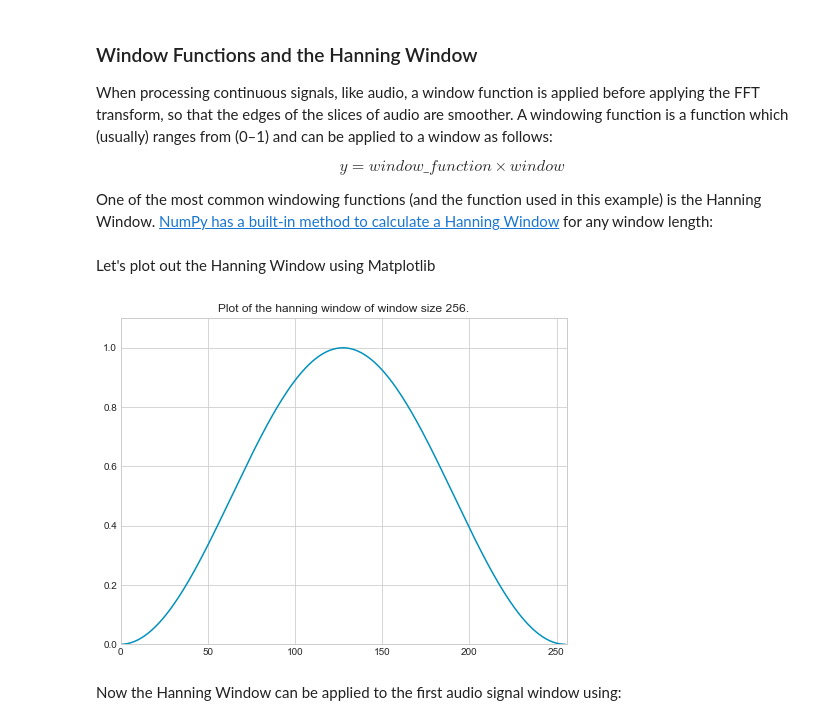
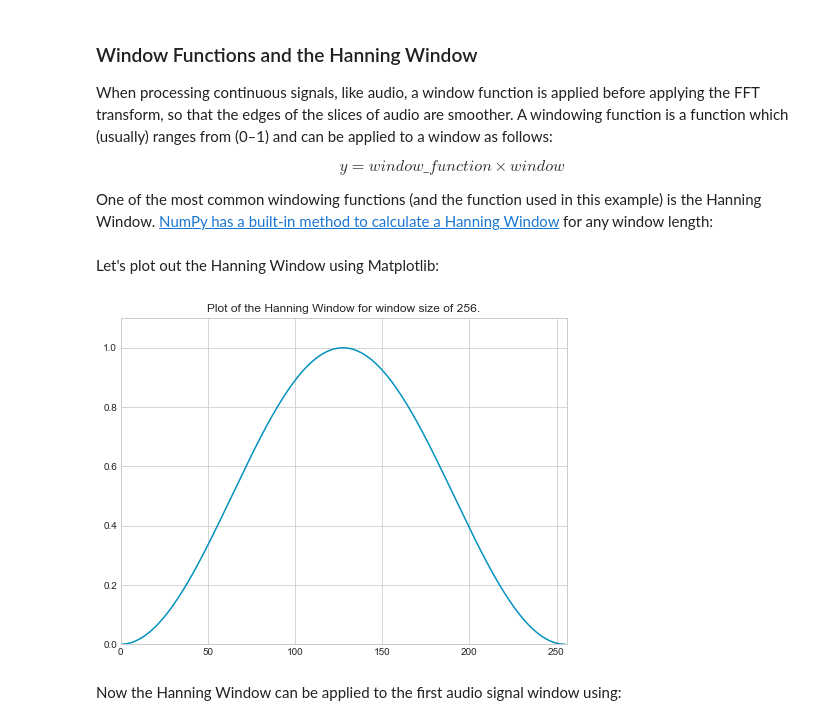
Before and after one commit to ArmDeveloperEcosystem/fixed-point-dsp-for-data-scientists, a Jupyter notebook: fixed_point_dsp_for_data_scientists.ipynb, the cells around one changed output. Drawn from its saved outputs; the diff is of its cells as text; code cells hidden in the pictures.

```diff
--- a/fixed_point_dsp_for_data_scientists.ipynb
+++ b/fixed_point_dsp_for_data_scientists.ipynb
@@ -251,17 +251,17 @@ import numpy as np
 
 hanning_window = np.hanning(window_size)
 # %% [markdown]
-Let's plot out the Hanning Window using Matplotlib
+Let's plot out the Hanning Window using Matplotlib:
 # %%
 fig = plt.figure(figsize=(8,6))
 
-plt.title(f"Plot of the hanning window of window size {window_size}.")
+plt.title(f"Plot of the Hanning Window for window size of {window_size}.")
 plt.plot(hanning_window)
 plt.xlim([0, window_size])
 plt.ylim([0, 1.1])
 plt.show()
 # %% [output]
-[figure, old version]
+[figure, new version]
 # %% [markdown]
 Now the Hanning Window can be applied to the first audio signal window using:
 # %%
```
Also changed, not shown: parts of 9 cells of this notebook.
